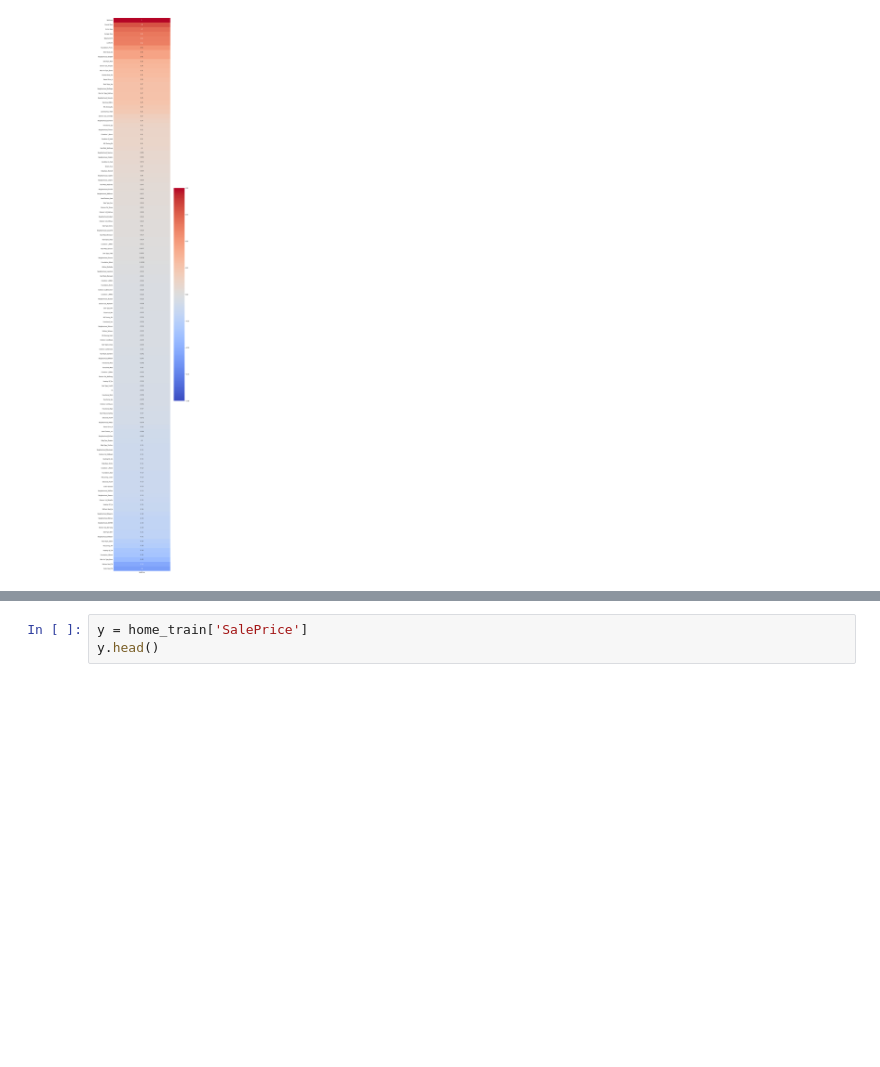
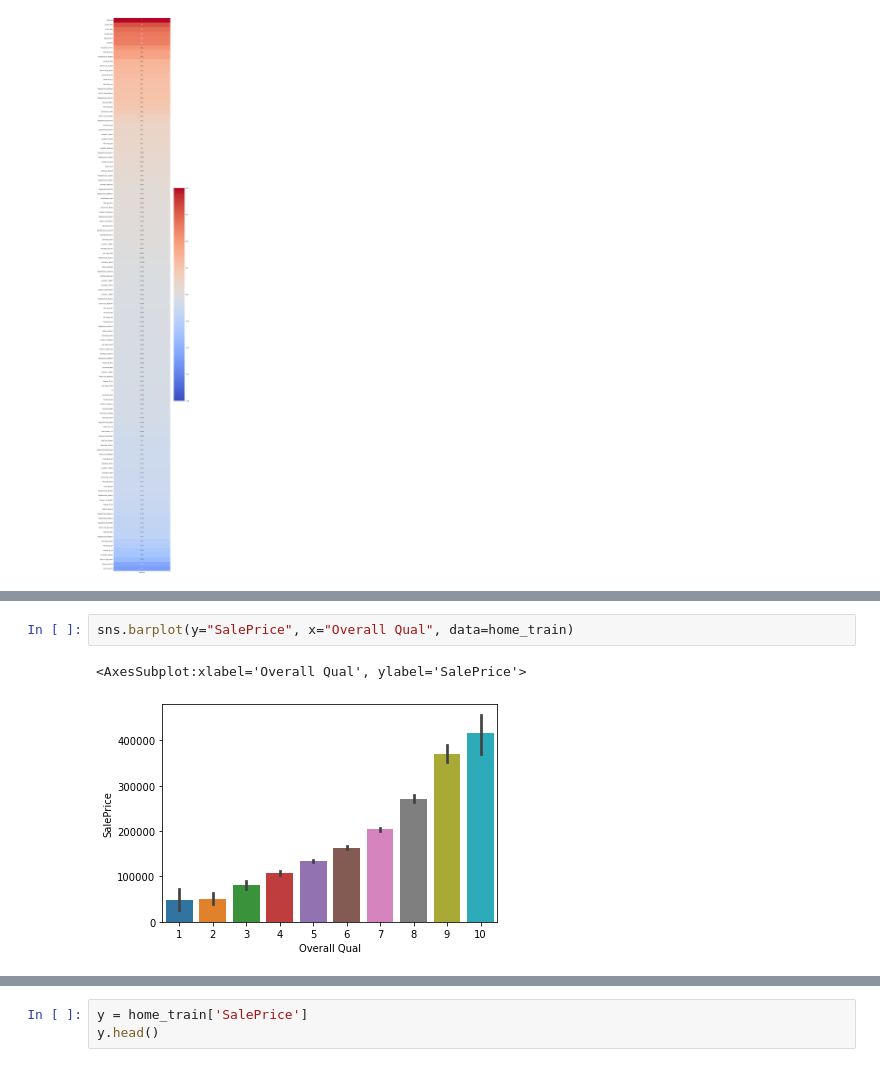
Before and after one commit to matthew-edelmann/Ames-Housing-Data-and-Kaggle-Challenge, a Jupyter notebook: project_2.ipynb, the cells around one changed output, grey strips where cells are left out. Drawn from its saved outputs; the diff is of its cells as text; blank space fills up the shorter version.

```diff
--- a/project_2.ipynb
+++ b/project_2.ipynb
@@ -280,0 +309,5 @@ sns.heatmap(home_train.corr()[['SalePrice']].sort_values(by='SalePrice',ascendin
+# %%
+sns.barplot(y="SalePrice", x="Overall Qual", data=home_train)
+# %% [output]
+<AxesSubplot:xlabel='Overall Qual', ylabel='SalePrice'>
+[figure, added]
```
Also changed, not shown: parts of 76 cells of this notebook.
